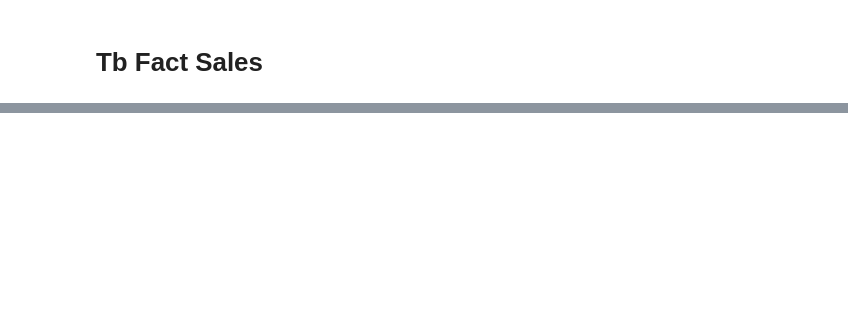
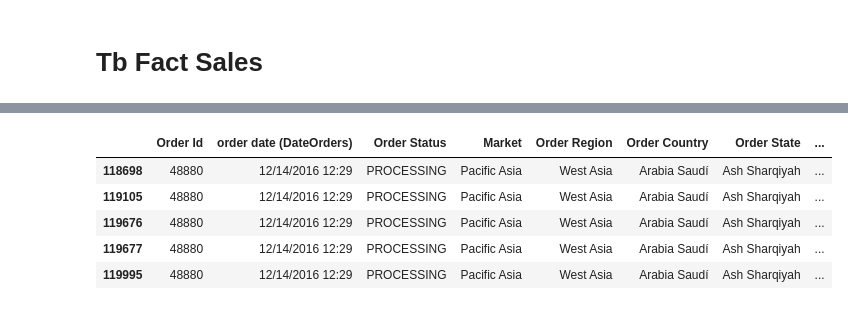
Before and after one commit to marcioGabrielMengali/supplychain, a Jupyter notebook: analysis.ipynb, the cells around one changed output, grey strips where cells are left out. Saved outputs shown, nothing was run; the diff lists cells and outputs as text; code cells hidden in the pictures; blank space fills up the shorter version.

```diff
--- a/analysis.ipynb
+++ b/analysis.ipynb
@@ -100,0 +168,9 @@ tb_fact_sales[tb_fact_sales['Order Id'] == 48880]
+# %%
+tb_dim_order[tb_dim_order['Order Id'] == 48880]
+# %% [output]
+|  | Order Id | order date (DateOrders) | Order Status | Market | Order Region | Order Country | Order State | ... |
+| 118698 | 48880 | 12/14/2016 12:29 | PROCESSING | Pacific Asia | West Asia | Arabia Saudí | Ash Sharqiyah | ... |
+| 119105 | 48880 | 12/14/2016 12:29 | PROCESSING | Pacific Asia | West Asia | Arabia Saudí | Ash Sharqiyah | ... |
+| 119676 | 48880 | 12/14/2016 12:29 | PROCESSING | Pacific Asia | West Asia | Arabia Saudí | Ash Sharqiyah | ... |
+| 119677 | 48880 | 12/14/2016 12:29 | PROCESSING | Pacific Asia | West Asia | Arabia Saudí | Ash Sharqiyah | ... |
+| 119995 | 48880 | 12/14/2016 12:29 | PROCESSING | Pacific Asia | West Asia | Arabia Saudí | Ash Sharqiyah | ... |
```
Also changed, not shown: parts of 19 cells of this notebook, 3 other files.
